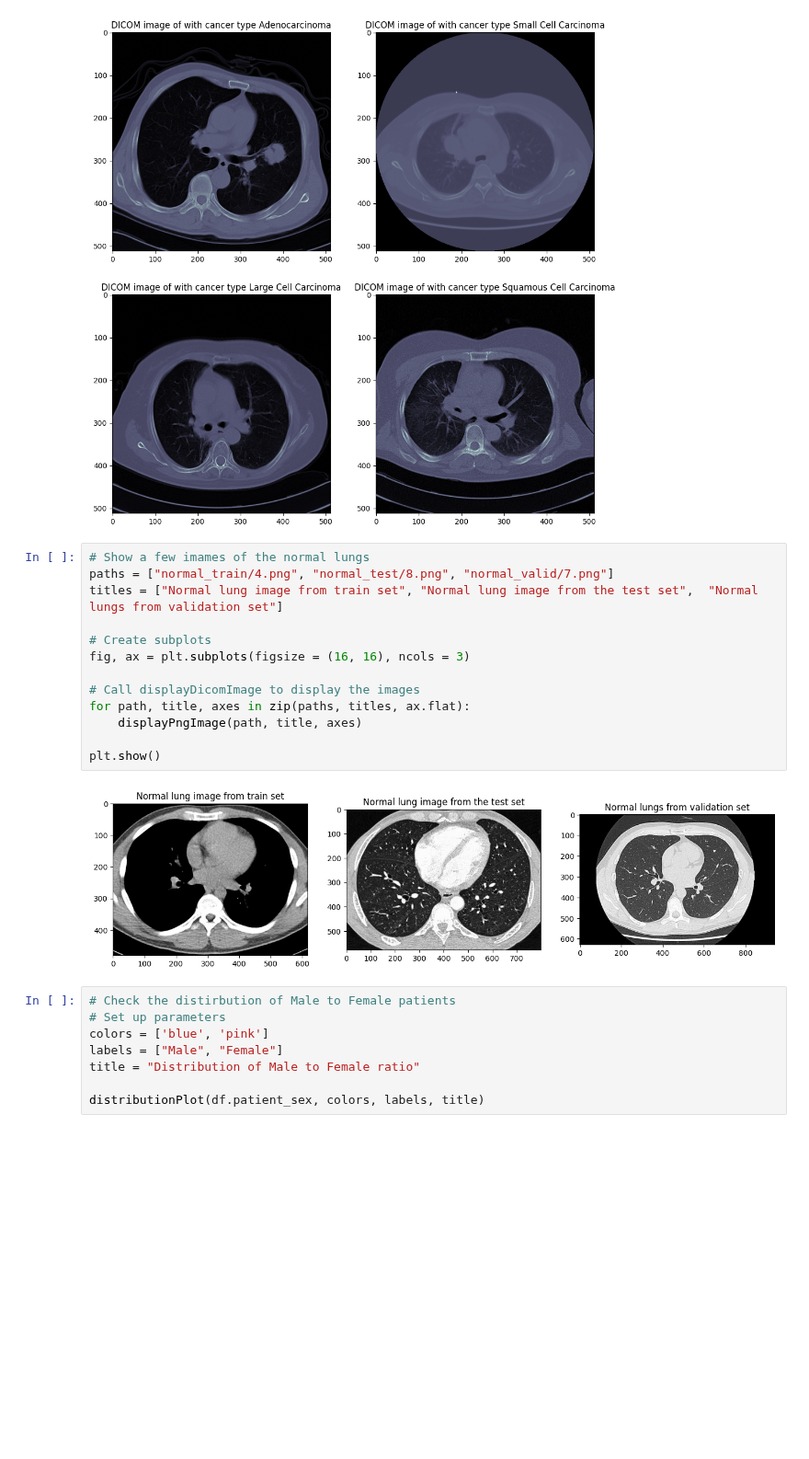
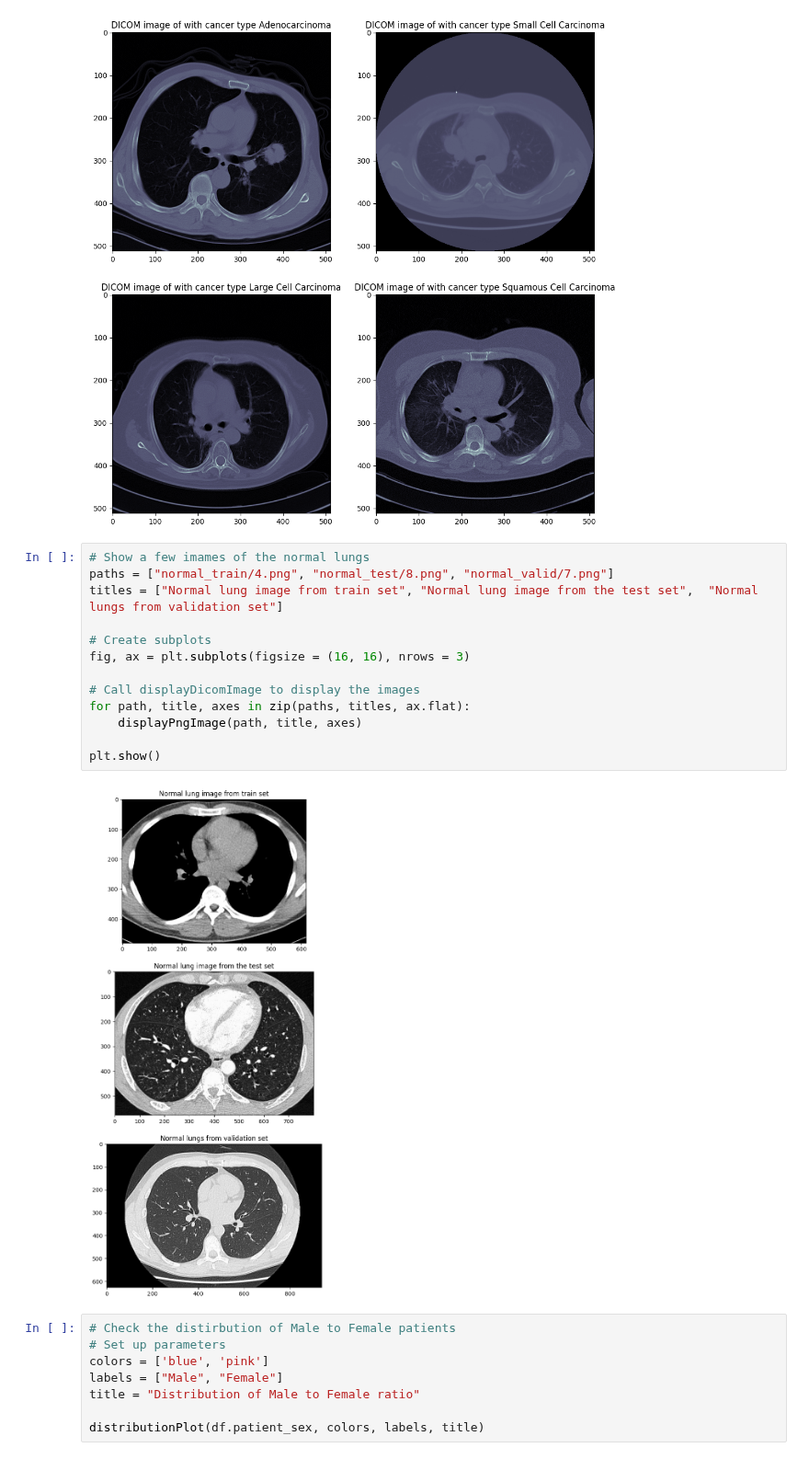
Before and after one commit to arondejong99/final-project-elu, a Jupyter notebook: final-project.ipynb, the cells around one changed output. Shown at 92% size. Drawn from its saved outputs; the diff is of its cells as text; blank space fills up the shorter version.

```diff
--- a/final-project.ipynb
+++ b/final-project.ipynb
@@ -262,18 +274,18 @@ plt.show()
 # %%
 # Show a few imames of the normal lungs
 paths = ["normal_train/4.png", "normal_test/8.png", "normal_valid/7.png"]
 titles = ["Normal lung image from train set", "Normal lung image from the test set",  "Normal lungs from validation set"]
 
 # Create subplots
-fig, ax = plt.subplots(figsize = (16, 16), ncols = 3)
+fig, ax = plt.subplots(figsize = (16, 16), nrows = 3)
 
 # Call displayDicomImage to display the images
 for path, title, axes in zip(paths, titles, ax.flat):
     displayPngImage(path, title, axes)
 
 plt.show()
 # %% [output]
-[figure, old version]
+[figure, new version]
 # %%
 # Check the distirbution of Male to Female patients
 # Set up parameters
```
Also changed, not shown: parts of 11 cells of this notebook.
